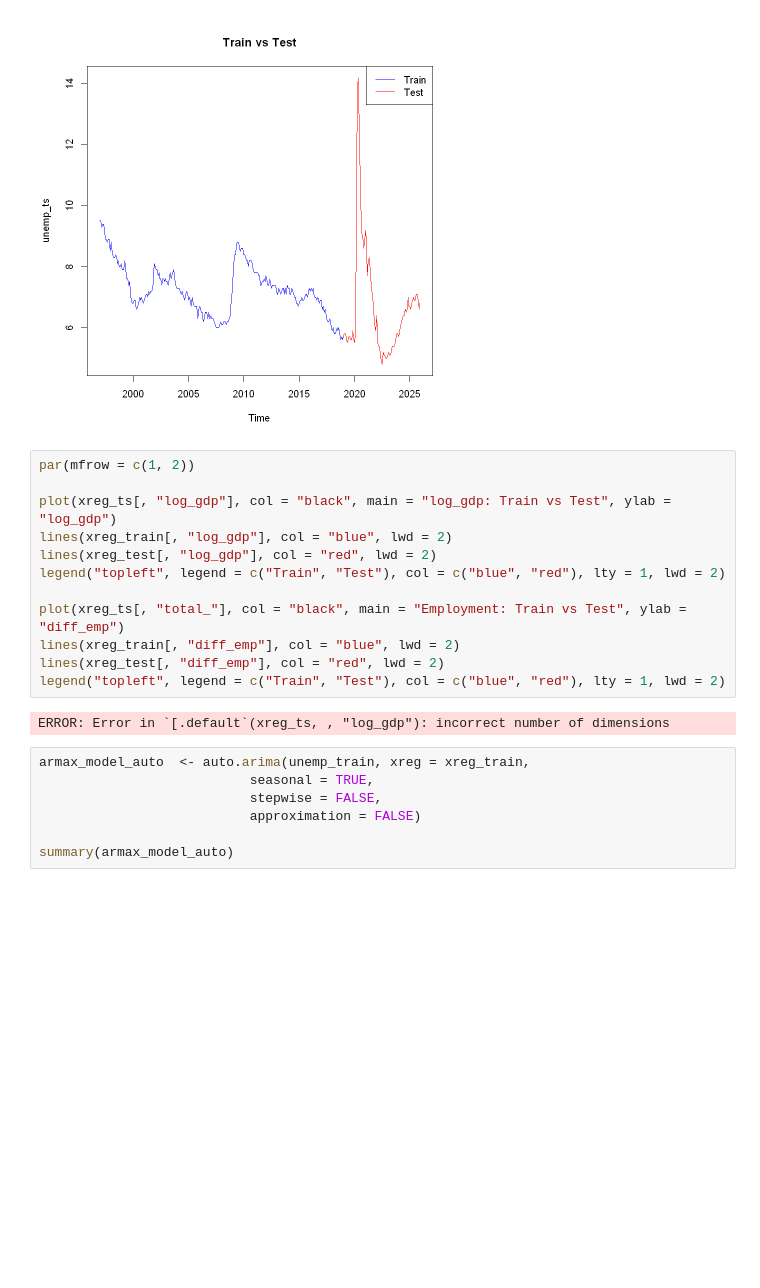
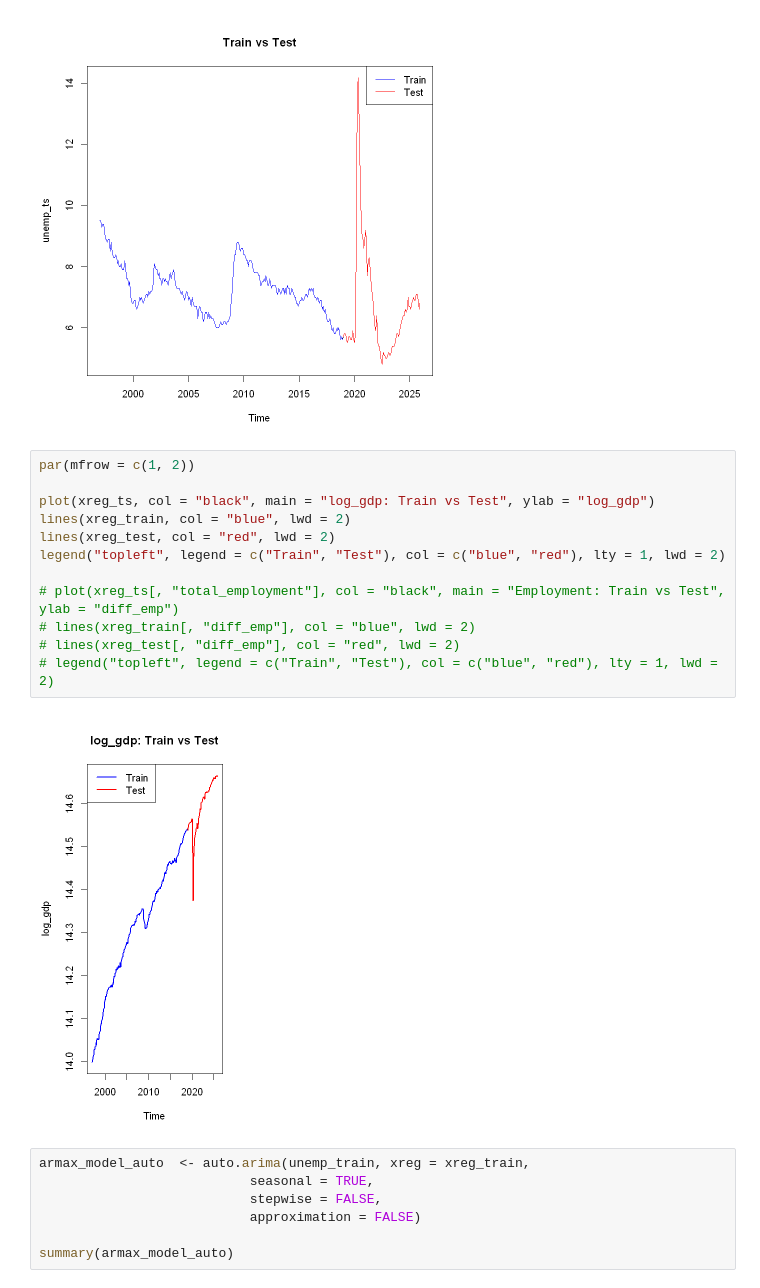
Before and after one commit to dhawal-rathore/Unemployment-Rate-Forecasting-STAT-443, a Jupyter notebook: modelling_armax.ipynb, the cells around one changed output. Cells and saved outputs as stored; diff of their text form; blank space fills up the shorter version.

Commit message:
fixed plots

```diff
--- a/modelling_armax.ipynb
+++ b/modelling_armax.ipynb
@@ -61,17 +61,17 @@ legend("topright", legend=c("Train","Test"), col=c("blue","red"), lty=1)
 # %%
 par(mfrow = c(1, 2))
 
-plot(xreg_ts[, "log_gdp"], col = "black", main = "log_gdp: Train vs Test", ylab = "log_gdp")
-lines(xreg_train[, "log_gdp"], col = "blue", lwd = 2)
-lines(xreg_test[, "log_gdp"], col = "red", lwd = 2)
+plot(xreg_ts, col = "black", main = "log_gdp: Train vs Test", ylab = "log_gdp")
+lines(xreg_train, col = "blue", lwd = 2)
+lines(xreg_test, col = "red", lwd = 2)
 legend("topleft", legend = c("Train", "Test"), col = c("blue", "red"), lty = 1, lwd = 2)
 
-plot(xreg_ts[, "total_"], col = "black", main = "Employment: Train vs Test", ylab = "diff_emp")
-lines(xreg_train[, "diff_emp"], col = "blue", lwd = 2)
-lines(xreg_test[, "diff_emp"], col = "red", lwd = 2)
-legend("topleft", legend = c("Train", "Test"), col = c("blue", "red"), lty = 1, lwd = 2)
+# plot(xreg_ts[, "total_employment"], col = "black", main = "Employment: Train vs Test", ylab = "diff_emp")
+# lines(xreg_train[, "diff_emp"], col = "blue", lwd = 2)
+# lines(xreg_test[, "diff_emp"], col = "red", lwd = 2)
+# legend("topleft", legend = c("Train", "Test"), col = c("blue", "red"), lty = 1, lwd = 2)
 # %% [output]
-ERROR: Error in `[.default`(xreg_ts, , "log_gdp"): incorrect number of dimensions
+[figure, added]
 # %%
 armax_model_auto  <- auto.arima(unemp_train, xreg = xreg_train,
                            seasonal = TRUE,
```
